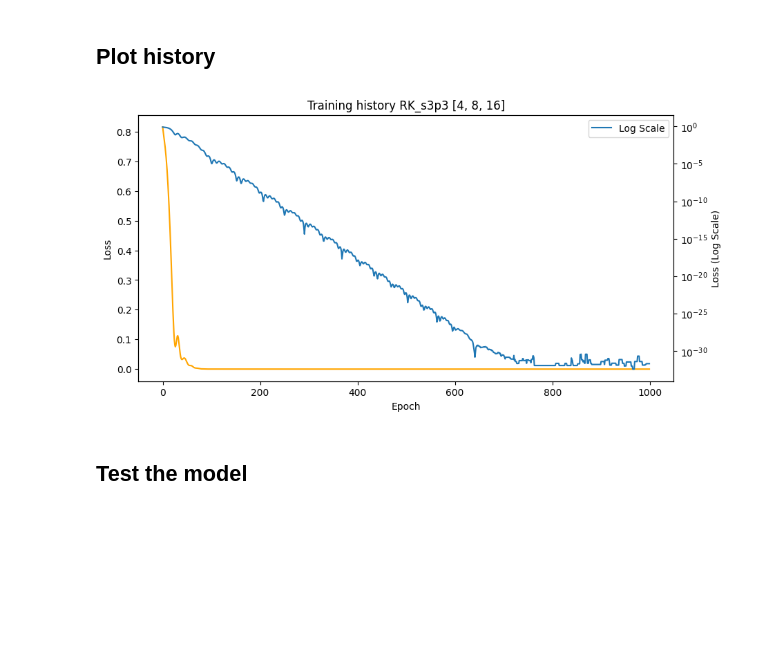
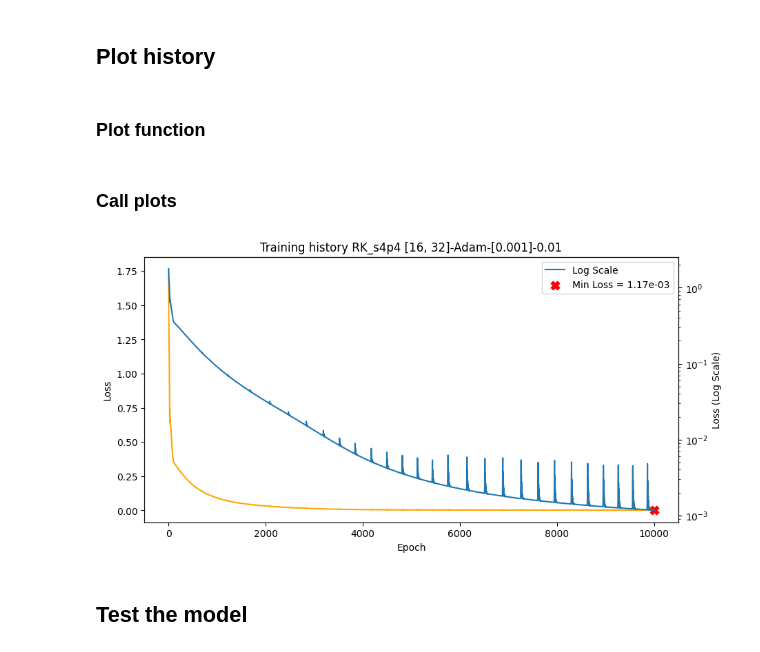
Before and after one commit to jpcurbelo/nn-non-linear-systems, a Jupyter notebook: nn_mlp_polynomial_system.ipynb, the cells around one changed output. Drawn from its saved outputs; the diff is of its cells as text; code cells hidden in the pictures; blank space fills up the shorter version.

```diff
--- a/nn_mlp_polynomial_system.ipynb
+++ b/nn_mlp_polynomial_system.ipynb
@@ -145,7 +149,6 @@ def load_most_recent_estimate(problem_name, prefix="best_estimate"):
 
     return data['best_solution']
 
-
 @tf.autograph.experimental.do_not_convert
 def evaluate_tf_function(inputs, values, symbolic_function):
     # Ensure that the number of inputs and values match
@@ -160,7 +163,6 @@ def evaluate_tf_function(inputs, values, symbolic_function):
     # print(result.__class__)
 
     return result
-
 
 # Create model
 @tf.autograph.experimental.do_not_convert
@@ -177,14 +179,15 @@ def mlp_model(num_outputs, hidden_layers = [16, 16]):
         # Create hidden layer initialized with Glorot uniform
         hidden_layer = Dense(layer_size, activation='tanh',
                              kernel_initializer='glorot_uniform',
+                             kernel_regularizer=tf.keras.regularizers.l2(lambda_regularization),
                              name=f"hidden_layer_{li+1}")(hidden_layer)
 
     output_layer = Dense(num_outputs, activation='linear',
                          kernel_initializer='glorot_uniform',
+                         kernel_regularizer=tf.keras.regularizers.l2(lambda_regularization),
                          name="output_layer")(hidden_layer)
 
     return Model(inputs=mlp_input, outputs=output_layer)
-
 
 @tf.autograph.experimental.do_not_convert
 def customMSE(vars=variables_sym, funcs=equations_sym, lambda_reg=0.01):
@@ -209,7 +212,7 @@ def customMSE(vars=variables_sym, funcs=equations_sym, lambda_reg=0.01):
         nn_output = y_pred[0, 0, :]
         reg_value = tf.reduce_mean(tf.square(nn_output))
 
-        return mse_value * (1.0 - lambda_reg) + reg_value * lambda_reg
+        return mse_value  ##* (1.0 - lambda_reg) + reg_value * lambda_reg
 
         # return y_pred
 
@@ -222,7 +225,7 @@ def customMSE(vars=variables_sym, funcs=equations_sym, lambda_reg=0.01):
 # Network Parameters
 num_input = 1 # input layer
 
-hidden_layers = [4, 8, 16]
+hidden_layers = config_data['hidden_layers']    ##[4, 8, 16]
 
 num_vars = len(variables)
 num_output = num_vars
@@ -234,6 +237,7 @@ model.summary()
 # Define the optimizer and loss function
 optimizer = Adam(learning_rate=learning_rate)
 # optimizer = SGD(learning_rate=learning_rate)
+# optimizer = RMSprop(learning_rate=learning_rate)
 loss_object = customMSE(variables_sym, equations_sym, lambda_reg=lambda_regularization)
 
 # Compile the model
@@ -315,31 +317,48 @@ Epoch 1000/1000
 # %% [markdown]
 ## Plot history
+# %% [markdown]
+### Plot function
 # %%
-rk_method = problem_name.split('_')[-1]
+def plot_training_history(history, rk_method, hidden_layers, optimizer_name, lr_plot, lambda_regularization):
+    # Plot training history with log scale (left) and linear scale (right)
+    plt.figure(figsize=(10, 5))
 
-# Plot training history with log scale (left) and linear scale (right)
-plt.figure(figsize=(10, 5))
+    # Plot on the right side with linear scale
+    plt.plot(history.history['loss'], color='orange', label='Linear Scale')
+    plt.title(f"Training history RK_{rk_method} {hidden_layers}-{optimizer_name}-{lr_plot}-{lambda_regularization}")
+    plt.xlabel('Epoch')
+    plt.ylabel('Loss')
 
-# Plot on the right side with linear scale
-plt.plot(history.history['loss'], color='orange', label='Linear Scale')
-plt.title(f'Training history RK_{rk_method} {hidden_layers}')
-plt.xlabel('Epoch')
-plt.ylabel('Loss')
+    # Create a secondary y-axis for the right side
+    plt2 = plt.gca().twinx()
 
-# Create a secondary y-axis for the right side
-plt2 = plt.gca().twinx()
-# Plot on the left side with log scale
-plt2.semilogy(history.history['loss'], label='Log Scale')
-plt2.set_ylabel('Loss (Log Scale)')
+    # Plot on the left side with log scale
+    plt2.semilogy(history.history['loss'], label='Log Scale')
+    plt2.set_ylabel('Loss (Log Scale)')
 
-# Add legend for both axes
-plt.legend(loc='upper left')
-plt2.legend(loc='upper right')
+    # Find the minimum loss and epoch associated with the minimum loss
+    min_loss = min(history.history['loss'])
+    min_loss_epoch = history.history['loss'].index(min_loss) + 1
+    # Plot the minimum loss as a red bold cross
+    plt2.scatter(min_loss_epoch, min_loss, marker='X', color='red', s=80, label=f'Min Loss = {min_loss:.2e}')
 
-# Show the plot
-plt.show()
+
+    # Add legend for both axes
+    plt.legend(loc='upper left')
+    plt2.legend(loc='upper right')
+
+    # Show the plot
+    plt.show()
-# %% [output]
-[figure, removed]
+# %% [markdown]
+### Call plots
+# %%
+lr_plot = [float(lr) for lr in list(config_data['learning_rate'].values())]
+rk_method = problem_name.split('_')[-1]
+optimizer_name = optimizer.__class__.__name__
+
+plot_training_history(history, rk_method, hidden_layers, optimizer_name, lr_plot, lambda_regularization)
+# %% [output]
+[figure, added]
 # %% [markdown]
 ## Test the model
 # %%
```
Also changed, not shown: parts of 5 cells of this notebook, 6 other files.
